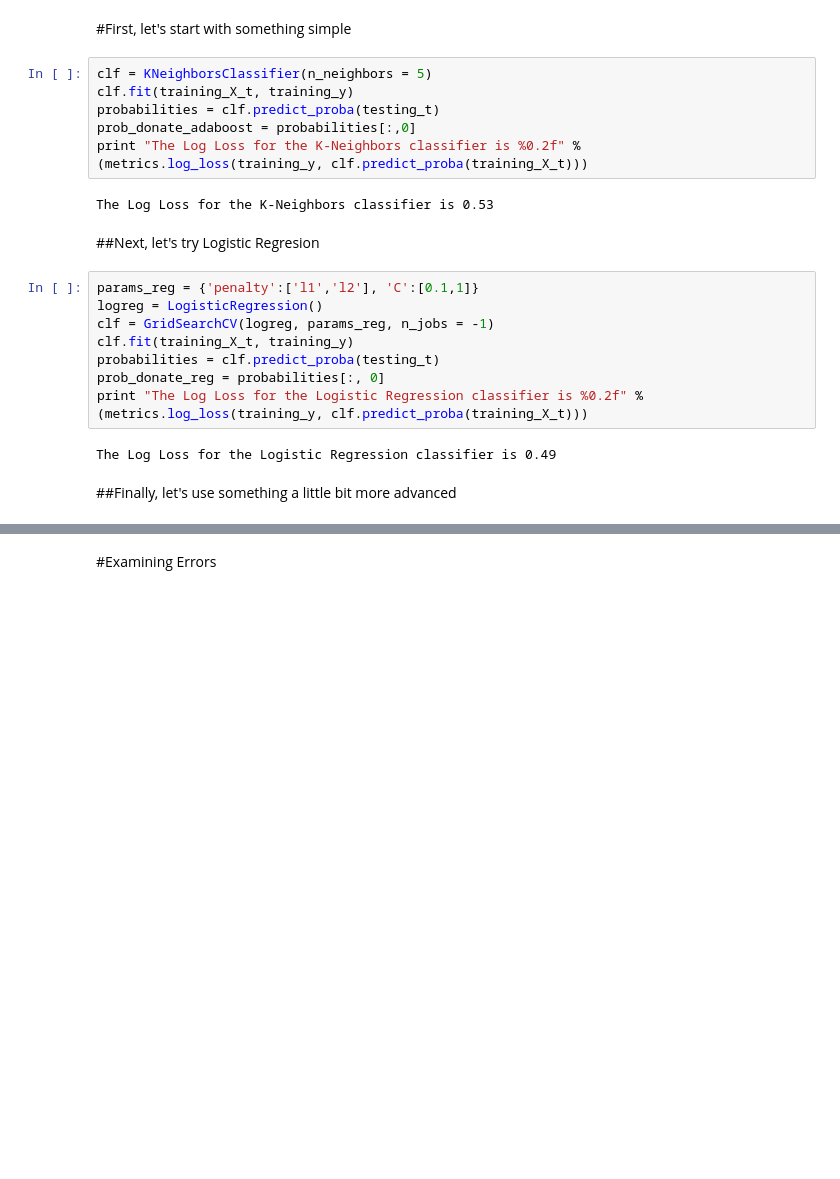
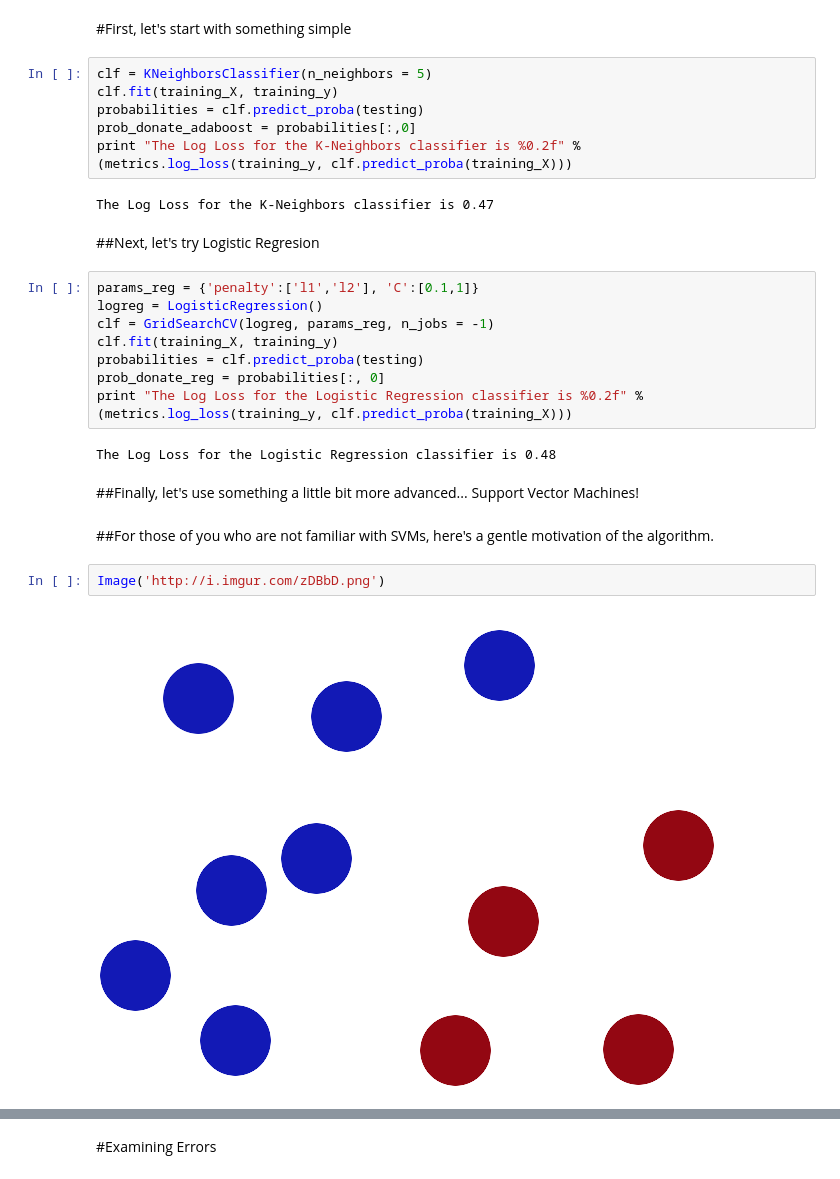
Before and after one commit to LeJit/GoogleIOExtended, a Jupyter notebook: Predicting Blood Donations in Python.ipynb, the cells around one changed output, grey strips where cells are left out. Cells and saved outputs as stored; diff of their text form; blank space fills up the shorter version.

Commit message:
Updated the Notebook; More images

```diff
--- a/Predicting Blood Donations in Python.ipynb
+++ b/Predicting Blood Donations in Python.ipynb
@@ -106,23 +106,29 @@ Latex(r"""\begin{eqnarray}
 #First, let's start with something simple
 # %%
 clf = KNeighborsClassifier(n_neighbors = 5)
-clf.fit(training_X_t, training_y)
-probabilities = clf.predict_proba(testing_t)
+clf.fit(training_X, training_y)
+probabilities = clf.predict_proba(testing)
 prob_donate_adaboost = probabilities[:,0]
-print "The Log Loss for the K-Neighbors classifier is %0.2f" % (metrics.log_loss(training_y, clf.predict_proba(training_X_t)))
+print "The Log Loss for the K-Neighbors classifier is %0.2f" % (metrics.log_loss(training_y, clf.predict_proba(training_X)))
 # %% [output]
-The Log Loss for the K-Neighbors classifier is 0.53
+The Log Loss for the K-Neighbors classifier is 0.47
 # %% [markdown]
 ##Next, let's try Logistic Regresion
 # %%
 params_reg = {'penalty':['l1','l2'], 'C':[0.1,1]}
 logreg = LogisticRegression()
 clf = GridSearchCV(logreg, params_reg, n_jobs = -1)
-clf.fit(training_X_t, training_y)
-probabilities = clf.predict_proba(testing_t)
+clf.fit(training_X, training_y)
+probabilities = clf.predict_proba(testing)
 prob_donate_reg = probabilities[:, 0]
-print "The Log Loss for the Logistic Regression classifier is %0.2f" % (metrics.log_loss(training_y, clf.predict_proba(training_X_t)))
+print "The Log Loss for the Logistic Regression classifier is %0.2f" % (metrics.log_loss(training_y, clf.predict_proba(training_X)))
 # %% [output]
-The Log Loss for the Logistic Regression classifier is 0.49
+The Log Loss for the Logistic Regression classifier is 0.48
 # %% [markdown]
-##Finally, let's use something a little bit more advanced
+##Finally, let's use something a little bit more advanced... Support Vector Machines!
+# %% [markdown]
+##For those of you who are not familiar with SVMs, here's a gentle motivation of the algorithm.
+# %%
+Image('http://i.imgur.com/zDBbD.png')
+# %% [output]
+[figure, added]
```
Also changed, not shown: parts of 27 cells of this notebook.
